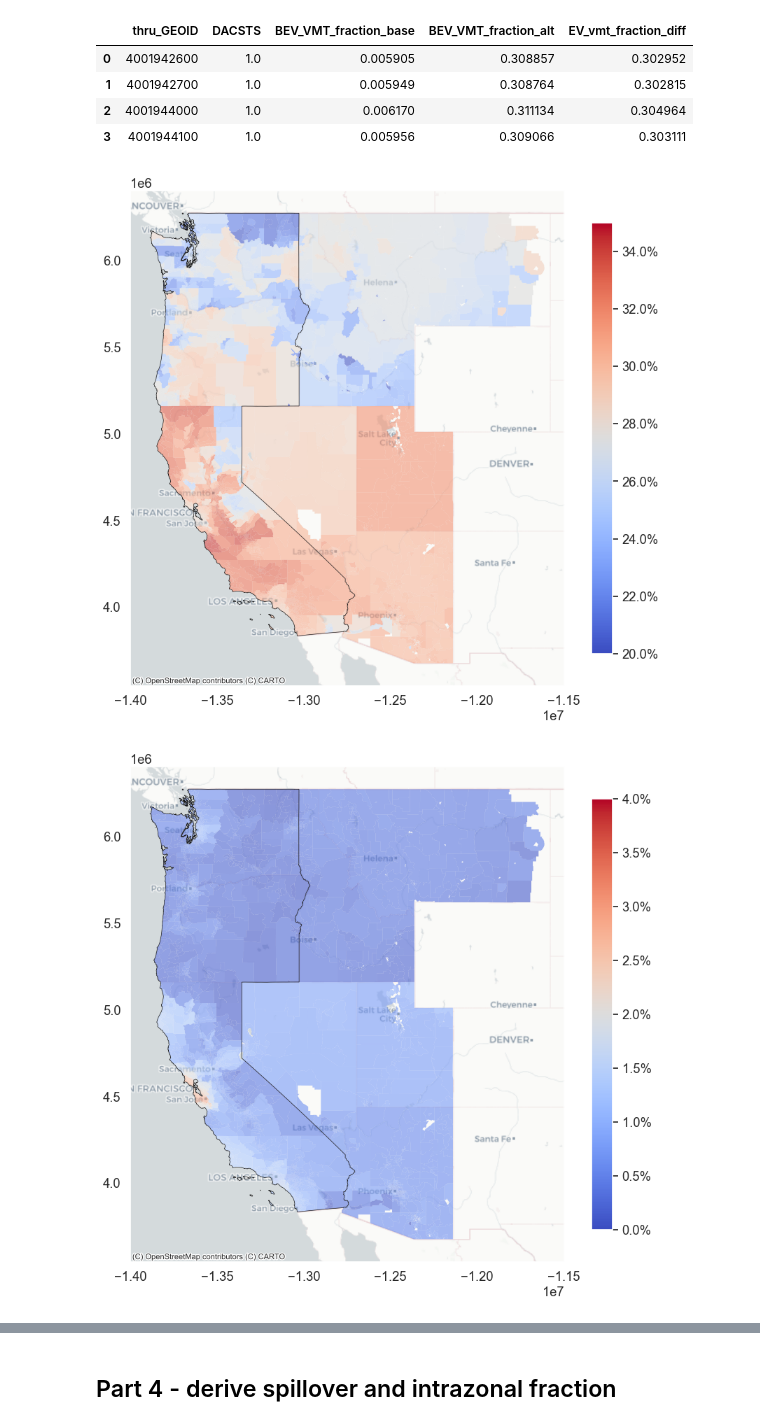
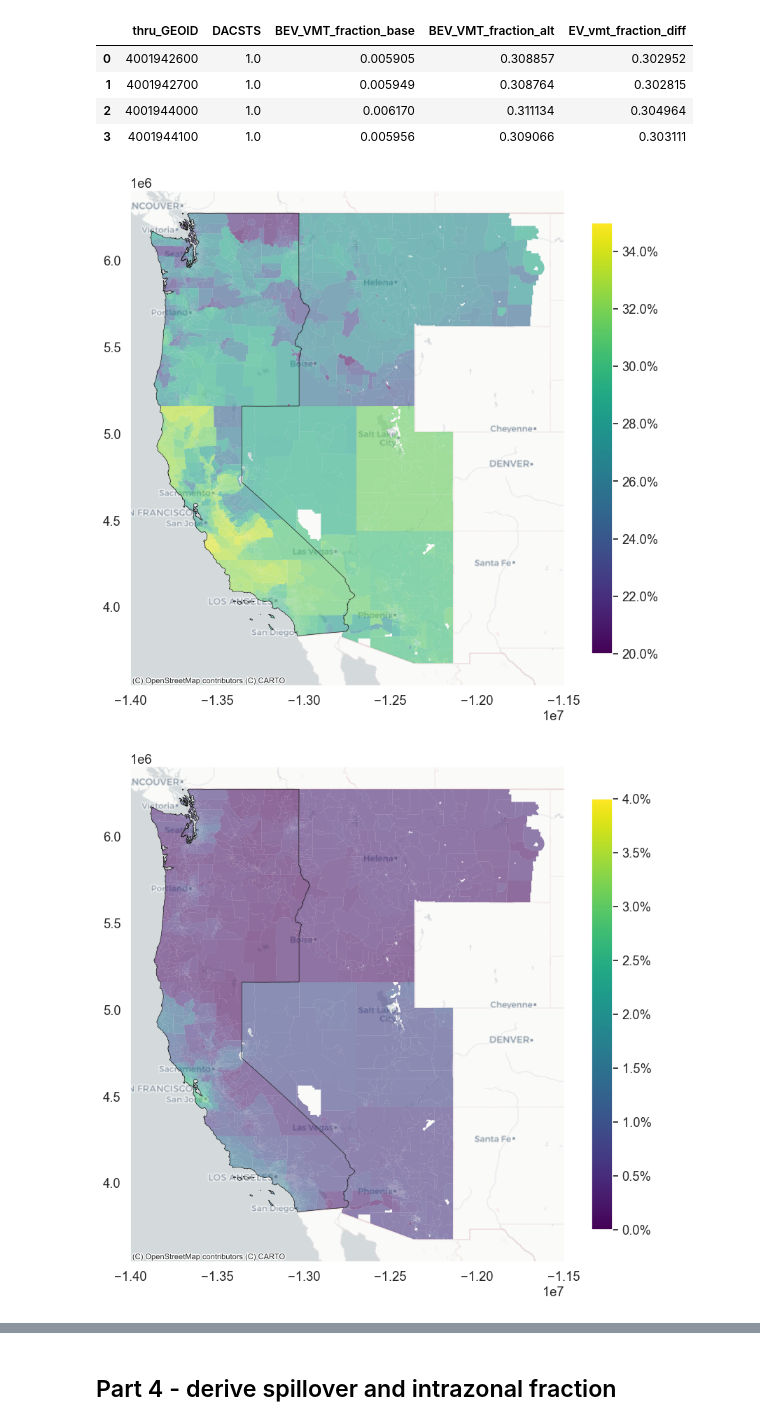
Before and after one commit to arielgatech/BILD_AQ_EV_VMT, a Jupyter notebook: scripts/post_process/TEMPO_GEMS_result_visualization_report_rev.ipynb, the cells around one changed output, grey strips where cells are left out. Drawn from its saved outputs; the diff is of its cells as text; code cells hidden in the pictures.

```diff
--- a/scripts/post_process/TEMPO_GEMS_result_visualization_report_rev.ipynb
+++ b/scripts/post_process/TEMPO_GEMS_result_visualization_report_rev.ipynb
@@ -648,7 +648,7 @@ tracts_with_EV_diff.loc[:, 'EV_fraction_diff'] *= 100
 tracts_with_EV_diff.loc[:, 'EV_fraction_base'] *= 100
 ax = tracts_with_EV_diff.plot(figsize = (10,12),
                               column = 'EV_fraction_diff',
-                              cmap='coolwarm',
+                              cmap='viridis',
                             alpha = 0.6,
                               vmin = 20, vmax = 35,
                               linewidth=0.01, legend=True,
@@ -669,7 +669,7 @@ plt.savefig('Plot/' + region_code + '/' + region_code +'_map_EV_frac_delta_' + \
 
 ax = tracts_with_EV_diff.plot(figsize = (10,12),
                               column = 'EV_fraction_base',
-                              cmap='coolwarm',
+                              cmap='viridis',
                             alpha = 0.6,
                               vmin = 0, vmax = 4,
                               linewidth=0.01, legend=True,
@@ -699,7 +699,8 @@ for cbsa in selected_cbsas:
     regional_tracts_with_EV_diff = \
     tracts_with_EV_diff.loc[tracts_with_EV_diff['cbsa'] == cbsa]
     ax = regional_tracts_with_EV_diff.plot(figsize = (10,6),
-                                  column = 'EV_fraction_diff', cmap='coolwarm',
+                                  column = 'EV_fraction_diff',
+                                           cmap='viridis',
                                 alpha = 0.6, vmin = 20, vmax = 35, linewidth=0.01,
                                   legend=True,
                                 legend_kwds = {'shrink': 0.8, 'format': '%.1f%%'})
@@ -756,7 +757,8 @@ tracts_with_EV_diff.loc[:, 'EV_vmt_fraction_diff'] *= 100
 tracts_with_EV_diff.loc[:, 'BEV_VMT_fraction_base'] *= 100
 # dac_boundary = CA_tracts_with_EV_diff.loc[CA_tracts_with_EV_diff['DACSTS'] == 1]
 ax = tracts_with_EV_diff.plot(figsize = (10,10),
-                              column = 'EV_vmt_fraction_diff', cmap='coolwarm',
+                              column = 'EV_vmt_fraction_diff',
+                              cmap='viridis',
                               alpha = 0.6,
                               vmin = 20, vmax = 35,
                               linewidth=0.01,
@@ -768,23 +770,24 @@ ax.grid(False)
 plt.savefig('Plot/' + region_code + '/' + region_code + '_map_EV_VMT_frac_delta_' + \
             output_name_comp + '.png', dpi = 300)
 # %% [output]
-[figure, old version]
+[figure, new version]
 # %%
 # plot baseline
 ax = tracts_with_EV_diff.plot(figsize = (10,10),
-                              column = 'BEV_VMT_fraction_base', cmap='coolwarm',
+                              column = 'BEV_VMT_fraction_base',
+                              cmap='viridis',
                               alpha = 0.6,
                               vmin = 0, vmax = 4,
                               linewidth=0.01,
                               legend=True,
                               legend_kwds = {'shrink': 0.8, 'format': '%.1f%%'})
 region_states_boundary.plot(ax = ax, facecolor='none', edgecolor='k',linewidth = 0.5)
 cx.add_basemap(ax, source = cx.providers.CartoDB.Positron)
 ax.grid(False)
 plt.savefig('Plot/' + region_code + '/' + region_code + '_map_EV_VMT_frac_base_' + \
             output_name_comp + '.png', dpi = 300)
 # %% [output]
-[figure, old version]
+[figure, new version]
 # %%
 # plot EV VMT penetration change under aggregisve scenario - LA Region
 # selected_cbsas = [26420, 19100, 12420] # Houston, Dallas, Austin
```
Also changed, not shown: parts of 5 cells of this notebook, 5 other files.
